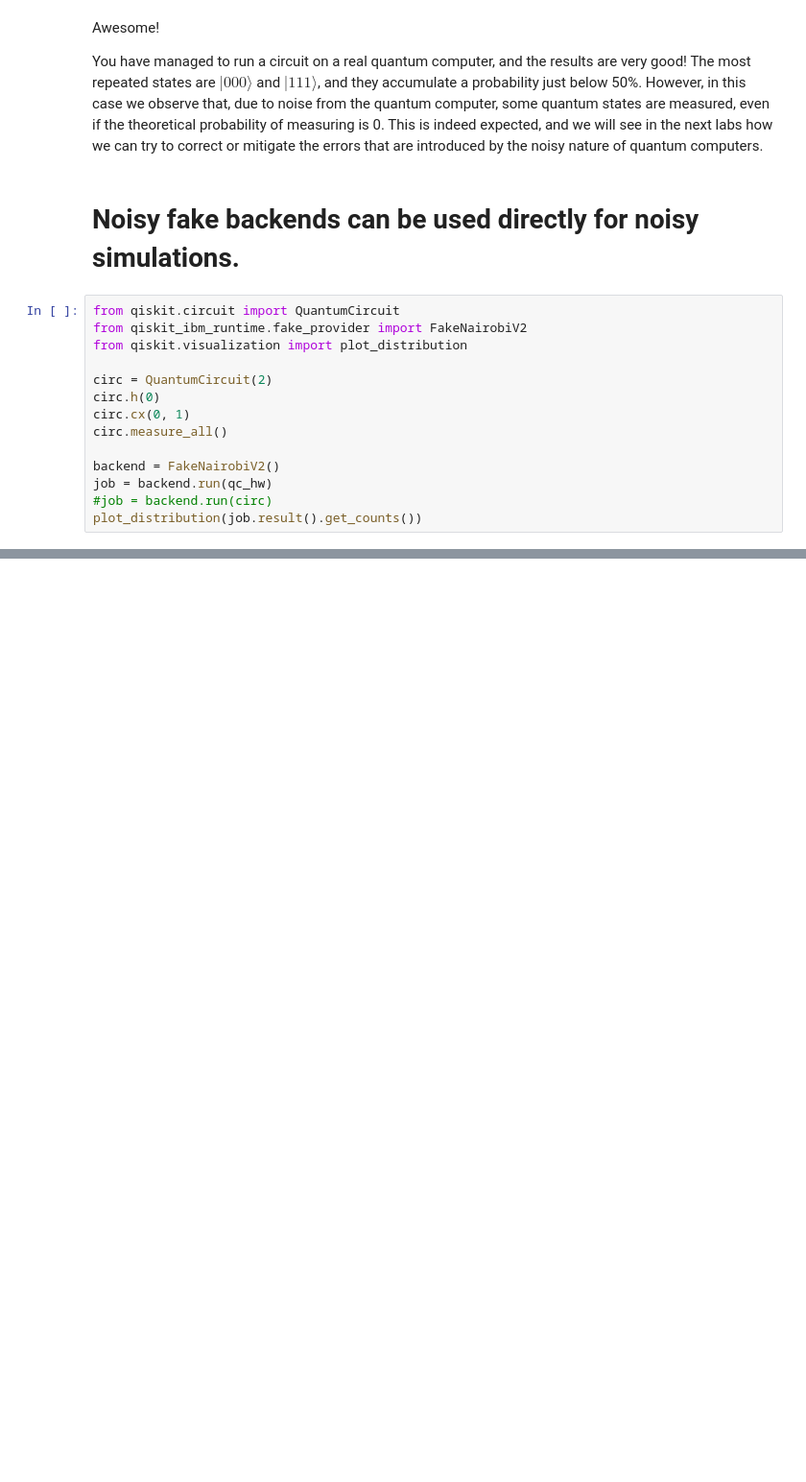
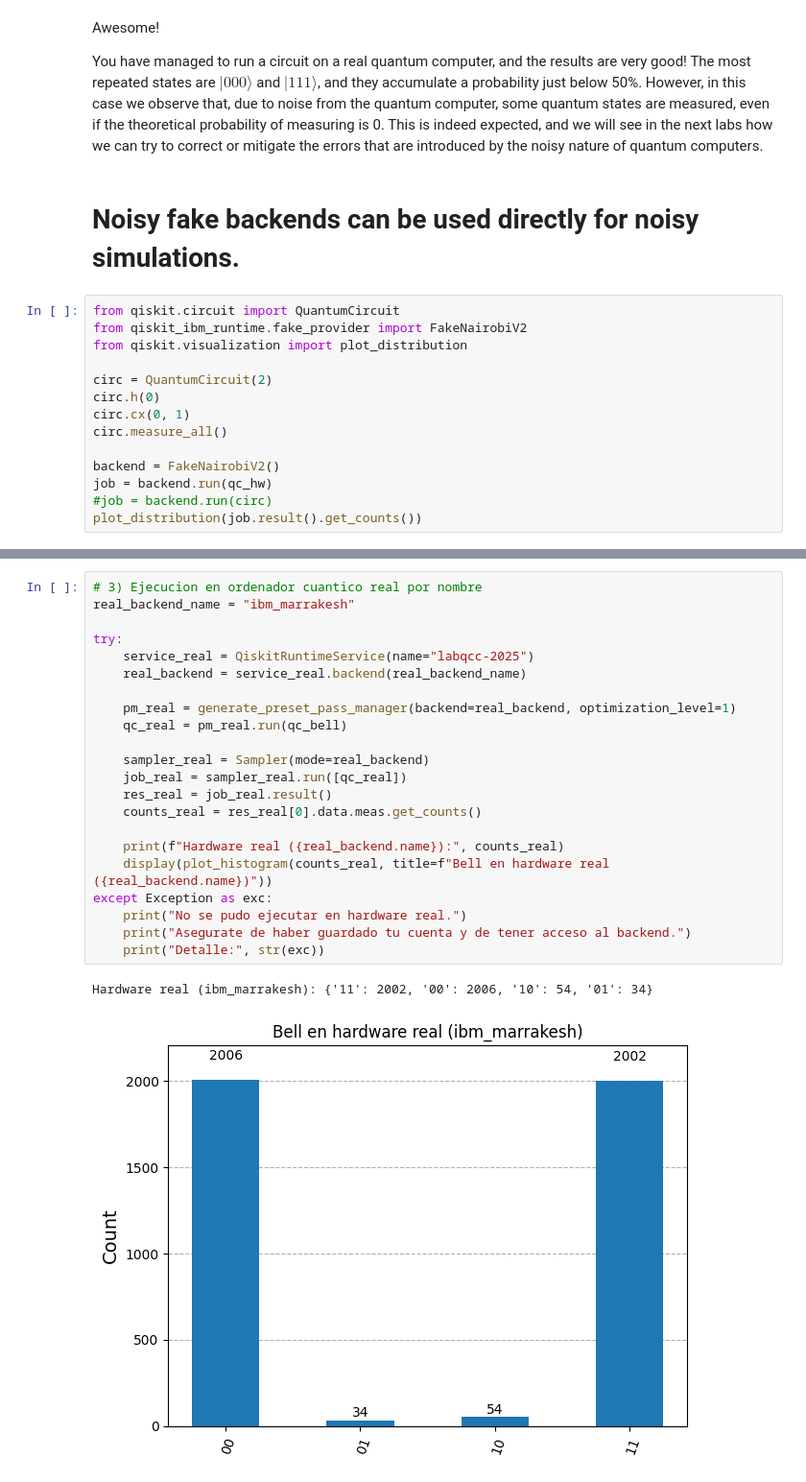
Before and after one commit to ikergs03/tfg-pricing-european-call-qae, a Jupyter notebook: TutorialMedidasinclaves.ipynb, the cells around one changed output, grey strips where cells are left out. Shown at 96% size. Drawn from its saved outputs; the diff is of its cells as text; blank space fills up the shorter version.

Commit message:
ordenador cuantico real

```diff
--- a/TutorialMedidasinclaves.ipynb
+++ b/TutorialMedidasinclaves.ipynb
@@ -344,0 +387,25 @@ plot_distribution(job.result().get_counts())
+# %%
+# 3) Ejecucion en ordenador cuantico real por nombre
+real_backend_name = "ibm_marrakesh"
+
+try:
+    service_real = QiskitRuntimeService(name="labqcc-2025")
+    real_backend = service_real.backend(real_backend_name)
+
+    pm_real = generate_preset_pass_manager(backend=real_backend, optimization_level=1)
+    qc_real = pm_real.run(qc_bell)
+
+    sampler_real = Sampler(mode=real_backend)
+    job_real = sampler_real.run([qc_real])
+    res_real = job_real.result()
+    counts_real = res_real[0].data.meas.get_counts()
+
+    print(f"Hardware real ({real_backend.name}):", counts_real)
+    display(plot_histogram(counts_real, title=f"Bell en hardware real ({real_backend.name})"))
+except Exception as exc:
+    print("No se pudo ejecutar en hardware real.")
+    print("Asegurate de haber guardado tu cuenta y de tener acceso al backend.")
+    print("Detalle:", str(exc))
+# %% [output]
+Hardware real (ibm_marrakesh): {'11': 2002, '00': 2006, '10': 54, '01': 34}
+[figure, added]
```
Also changed, not shown: parts of 7 cells of this notebook, 2 other files.
